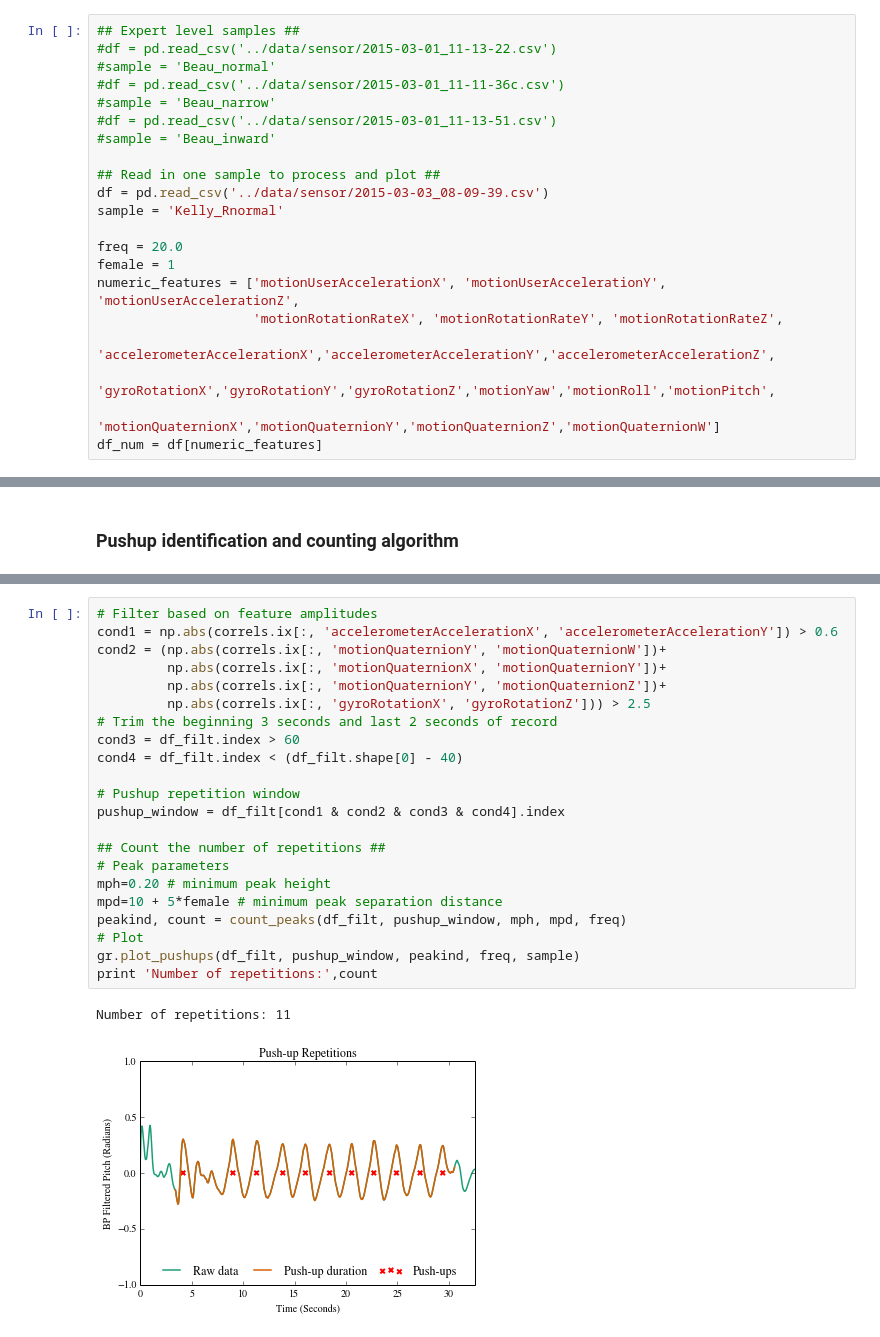
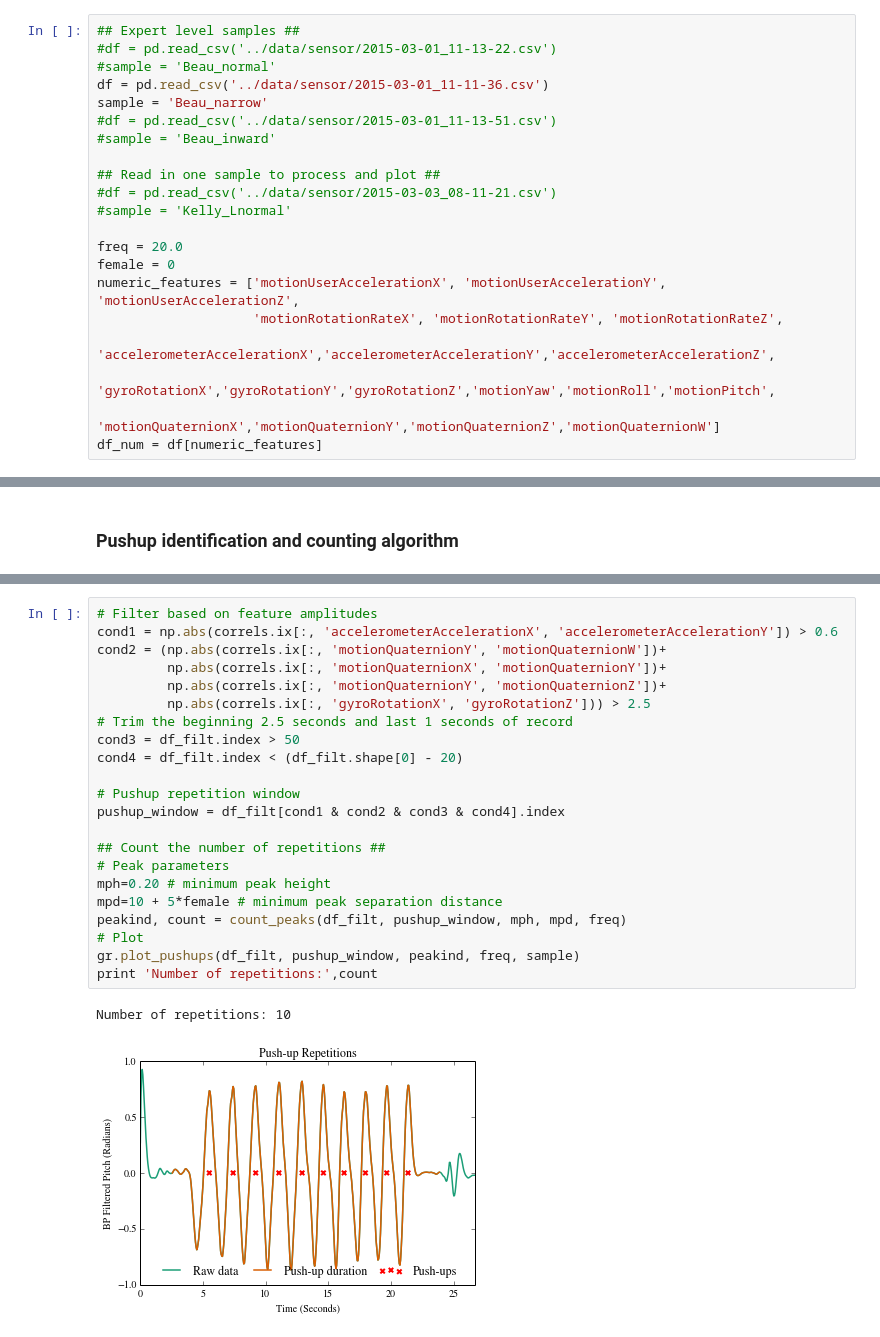
Before and after one commit to kellygwiseman/workout_buddy, a Jupyter notebook: notebooks/push_up.ipynb, the cells around one changed output, grey strips where cells are left out. Cells and saved outputs as stored; diff of their text form.

```diff
--- a/notebooks/push_up.ipynb
+++ b/notebooks/push_up.ipynb
@@ -128,17 +142,17 @@ normal_peaks
 ## Expert level samples ##
 #df = pd.read_csv('../data/sensor/2015-03-01_11-13-22.csv')
 #sample = 'Beau_normal'
-#df = pd.read_csv('../data/sensor/2015-03-01_11-11-36c.csv')
-#sample = 'Beau_narrow'
+df = pd.read_csv('../data/sensor/2015-03-01_11-11-36.csv')
+sample = 'Beau_narrow'
 #df = pd.read_csv('../data/sensor/2015-03-01_11-13-51.csv')
 #sample = 'Beau_inward'
 
 ## Read in one sample to process and plot ##
-df = pd.read_csv('../data/sensor/2015-03-03_08-09-39.csv')
-sample = 'Kelly_Rnormal'
+#df = pd.read_csv('../data/sensor/2015-03-03_08-11-21.csv')
+#sample = 'Kelly_Lnormal'
 
 freq = 20.0
-female = 1
+female = 0
 numeric_features = ['motionUserAccelerationX', 'motionUserAccelerationY', 'motionUserAccelerationZ',
                     'motionRotationRateX', 'motionRotationRateY', 'motionRotationRateZ',
                     'accelerometerAccelerationX','accelerometerAccelerationY','accelerometerAccelerationZ',
@@ -187,25 +201,25 @@ gr.plot_corr(df_filt, correls, freq, sample)
 # %%
 # Filter based on feature amplitudes
 cond1 = np.abs(correls.ix[:, 'accelerometerAccelerationX', 'accelerometerAccelerationY']) > 0.6
 cond2 = (np.abs(correls.ix[:, 'motionQuaternionY', 'motionQuaternionW'])+
          np.abs(correls.ix[:, 'motionQuaternionX', 'motionQuaternionY'])+
          np.abs(correls.ix[:, 'motionQuaternionY', 'motionQuaternionZ'])+
          np.abs(correls.ix[:, 'gyroRotationX', 'gyroRotationZ'])) > 2.5
-# Trim the beginning 3 seconds and last 2 seconds of record
-cond3 = df_filt.index > 60
-cond4 = df_filt.index < (df_filt.shape[0] - 40)
+# Trim the beginning 2.5 seconds and last 1 seconds of record
+cond3 = df_filt.index > 50
+cond4 = df_filt.index < (df_filt.shape[0] - 20)
 
 # Pushup repetition window
 pushup_window = df_filt[cond1 & cond2 & cond3 & cond4].index
 
 ## Count the number of repetitions ##
 # Peak parameters
 mph=0.20 # minimum peak height
 mpd=10 + 5*female # minimum peak separation distance
 peakind, count = count_peaks(df_filt, pushup_window, mph, mpd, freq)
 # Plot
 gr.plot_pushups(df_filt, pushup_window, peakind, freq, sample)
 print 'Number of repetitions:',count
 # %% [output]
-Number of repetitions: 11
+Number of repetitions: 10
-[figure, old version]
+[figure, new version]
```
Also changed, not shown: parts of 9 cells of this notebook, 5 other files.
